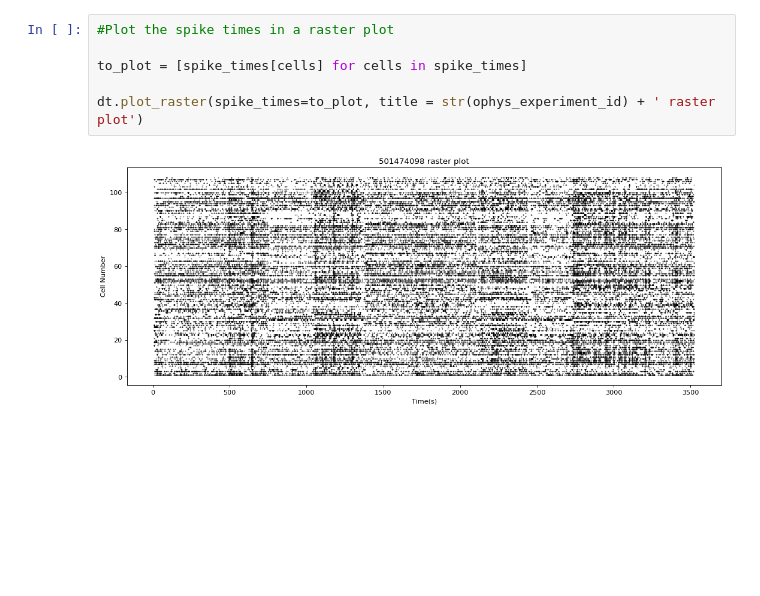
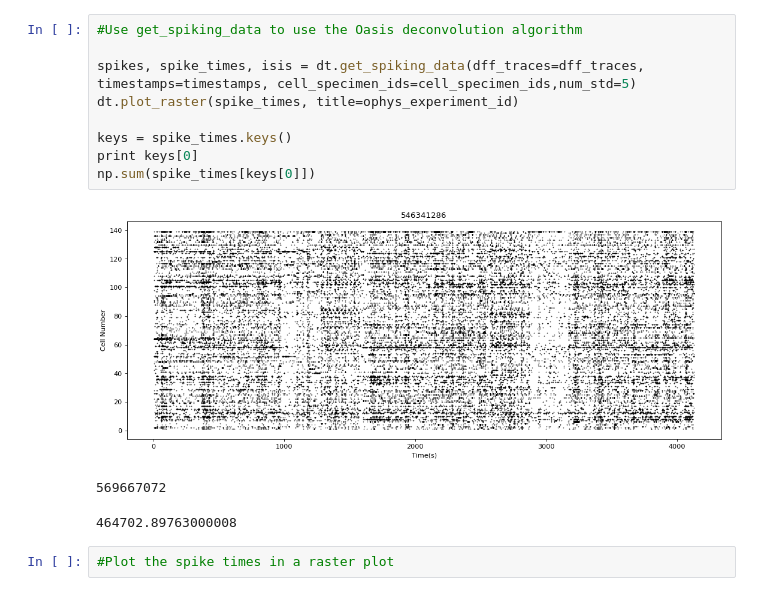
Before and after one commit to AllenInstitute/swdb_2017_tools, a Jupyter notebook: projects/non_responsive_cells/Deconvolution Tools/deconvolution_example.ipynb, the cells around one changed output. Drawn from its saved outputs; the diff is of its cells as text; blank space fills up the shorter version.

```diff
--- a/projects/non_responsive_cells/Deconvolution Tools/deconvolution_example.ipynb
+++ b/projects/non_responsive_cells/Deconvolution Tools/deconvolution_example.ipynb
@@ -30,8 +66,15 @@ spikes, spike_times, isis = dt.get_spiking_data(dff_traces=dff_traces, timestamp
+# %%
+#Use get_spiking_data to use the Oasis deconvolution algorithm
+
+spikes, spike_times, isis = dt.get_spiking_data(dff_traces=dff_traces, timestamps=timestamps, cell_specimen_ids=cell_specimen_ids,num_std=5)
+dt.plot_raster(spike_times, title=ophys_experiment_id)
+
+keys = spike_times.keys()
+print keys[0]
+np.sum(spike_times[keys[0]])
+# %% [output]
+[figure, added]
+569667072
+464702.89763000008
 # %%
 #Plot the spike times in a raster plot
-
-to_plot = [spike_times[cells] for cells in spike_times]
-
-dt.plot_raster(spike_times=to_plot, title = str(ophys_experiment_id) + ' raster plot')
-# %% [output]
-[figure, removed]
```
Also changed, not shown: parts of 10 cells of this notebook, 4 other files.
